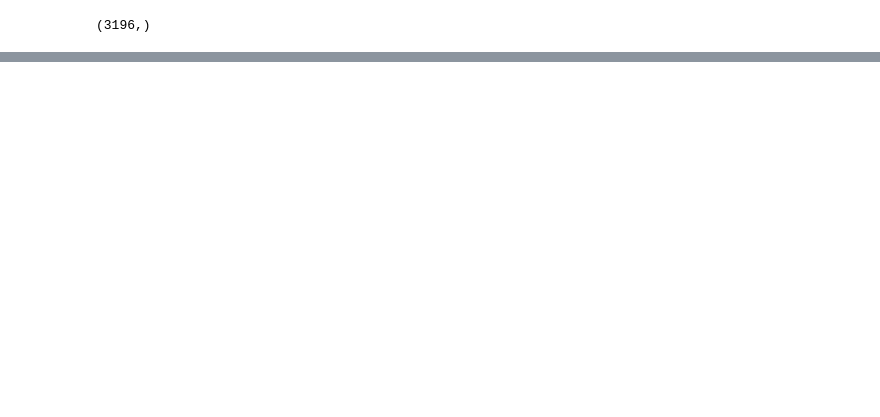
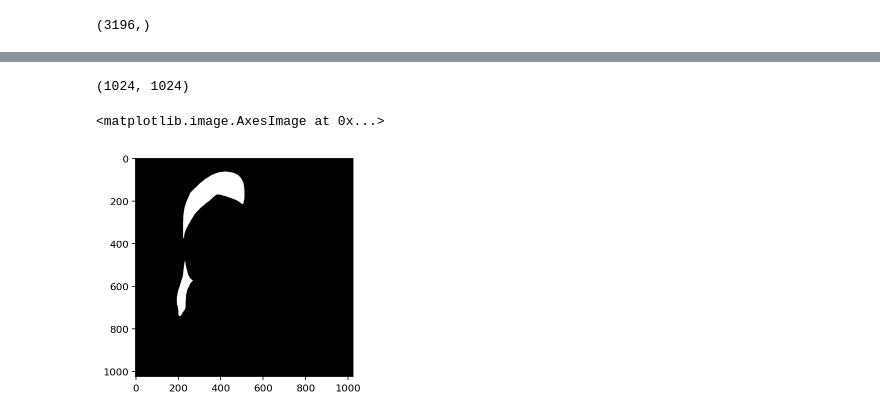
Before and after one commit to Angela-Wang111/DSC-180B-Project, a Jupyter notebook: wk3 decode mask-Copy1.ipynb, the cells around one changed output, grey strips where cells are left out. Saved outputs shown, nothing was run; the diff lists cells and outputs as text; code cells hidden in the pictures; blank space fills up the shorter version.

```diff
--- a/wk3 decode mask-Copy1.ipynb
+++ b/wk3 decode mask-Copy1.ipynb
@@ -159,3 +158,5 @@ df_pos.shape[0]
 df_pos['SOPInstanceUID'].unique().shape
 # %% [output]
 (3196,)
+# %%
+df_pos['DecodedPixels'] = df_pos['EncodedPixels'].apply(run_length_decode)
@@ -161,0 +179,13 @@ df_pos['SOPInstanceUID'].unique().shape
+# %%
+df_pos_combine = df_pos.groupby('SOPInstanceUID').sum()
+# %%
+t_test = df_pos_combine[df_pos_combine.index == '9.5.27.390211.64.6.7.4.25012056138979.8560871916653.4'].iloc[0]['DecodedPixels']
+
+t_test.shape
+# %% [output]
+(1024, 1024)
+# %%
+plt.imshow(t_test, cmap = 'gray')
+# %% [output]
+<matplotlib.image.AxesImage at 0x...>
+[figure, added]
```
Also changed, not shown: parts of 14 cells of this notebook.
